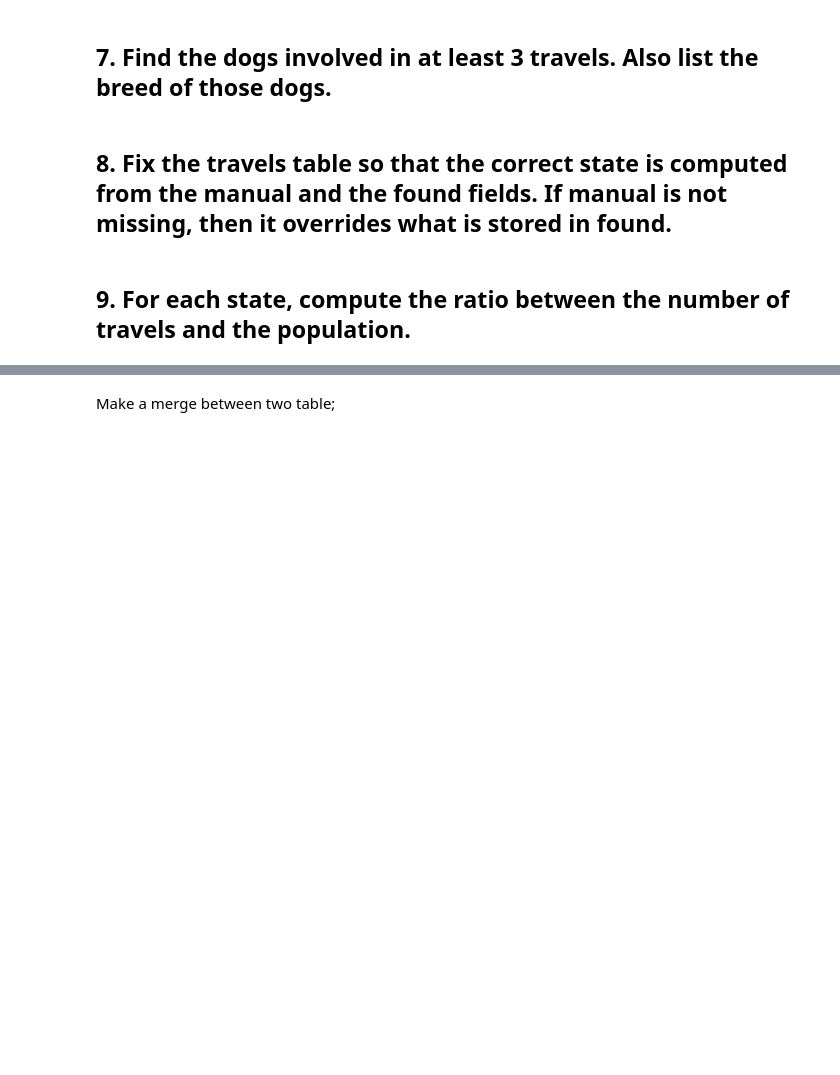
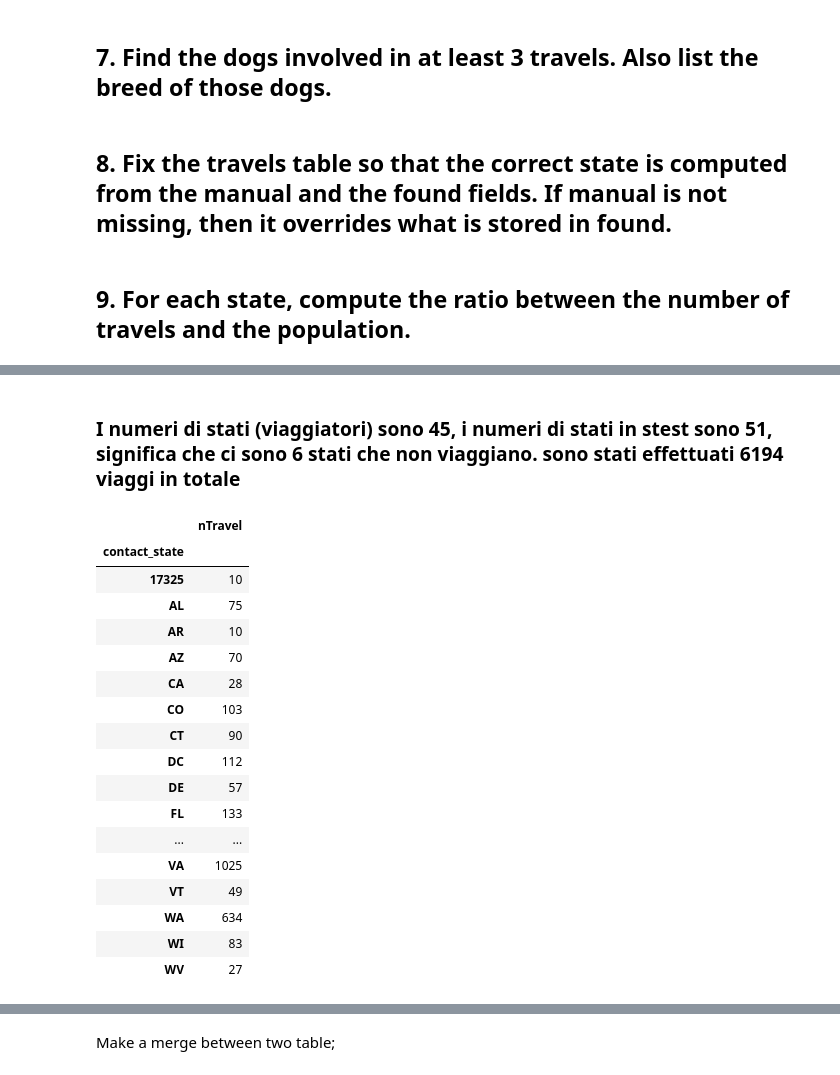
Before and after one commit to mat1218B/ProjectOfComputerScience, a Jupyter notebook: Project-CS_2022.ipynb, the cells around one changed output, grey strips where cells are left out. Cells and saved outputs as stored; diff of their text form; code cells hidden in the pictures; blank space fills up the shorter version.

```diff
--- a/Project-CS_2022.ipynb
+++ b/Project-CS_2022.ipynb
@@ -317,0 +285,26 @@ nTravelForState
+# %% [markdown]
+### I numeri di stati (viaggiatori) sono 45, i numeri di stati in stest sono 51, significa che ci sono 6 stati che non viaggiano. sono stati effettuati 6194 viaggi in totale
+# %%
+nTravelForState = dogTravel.groupby(['contact_state']).count()[['index']]
+nTravelForState = nTravelForState.rename(columns={'index':'nTravel'})
+nTravelForState
+#giusta la somma dei viaggi è 6194 e ha 45 stati
+# %% [output]
+|  | nTravel |
+| contact_state |  |
+| 17325 | 10 |
+| AL | 75 |
+| AR | 10 |
+| AZ | 70 |
+| CA | 28 |
+| CO | 103 |
+| CT | 90 |
+| DC | 112 |
+| DE | 57 |
+| FL | 133 |
+| ... | ... |
+| VA | 1025 |
+| VT | 49 |
+| WA | 634 |
+| WI | 83 |
+| WV | 27 |
```
Also changed, not shown: parts of 21 cells of this notebook.
